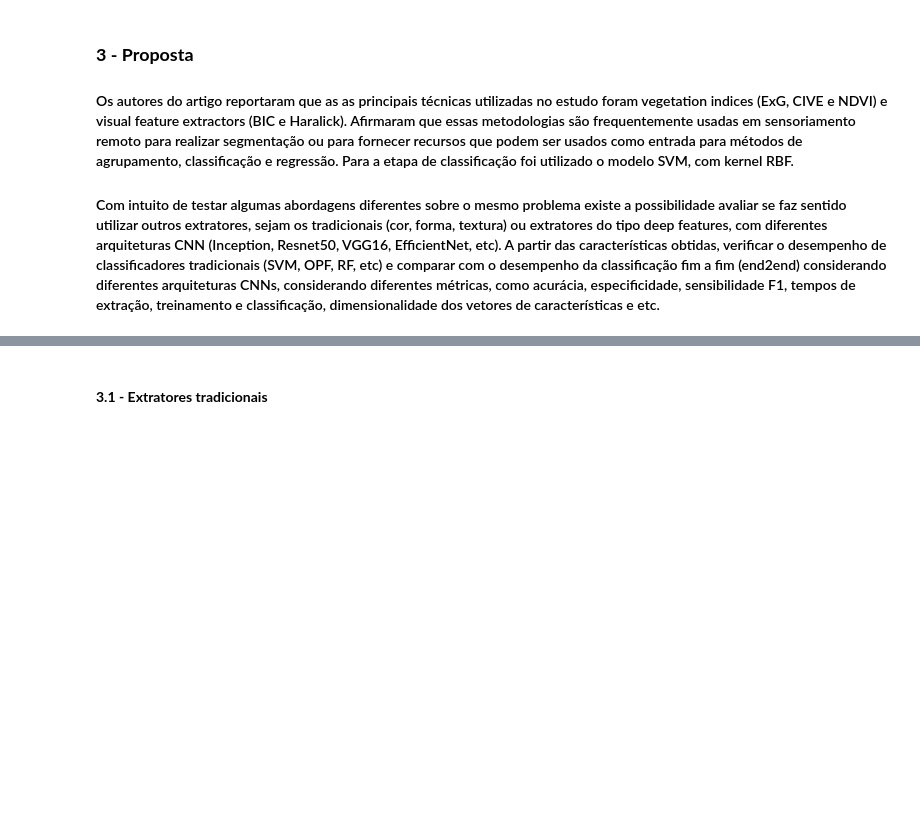
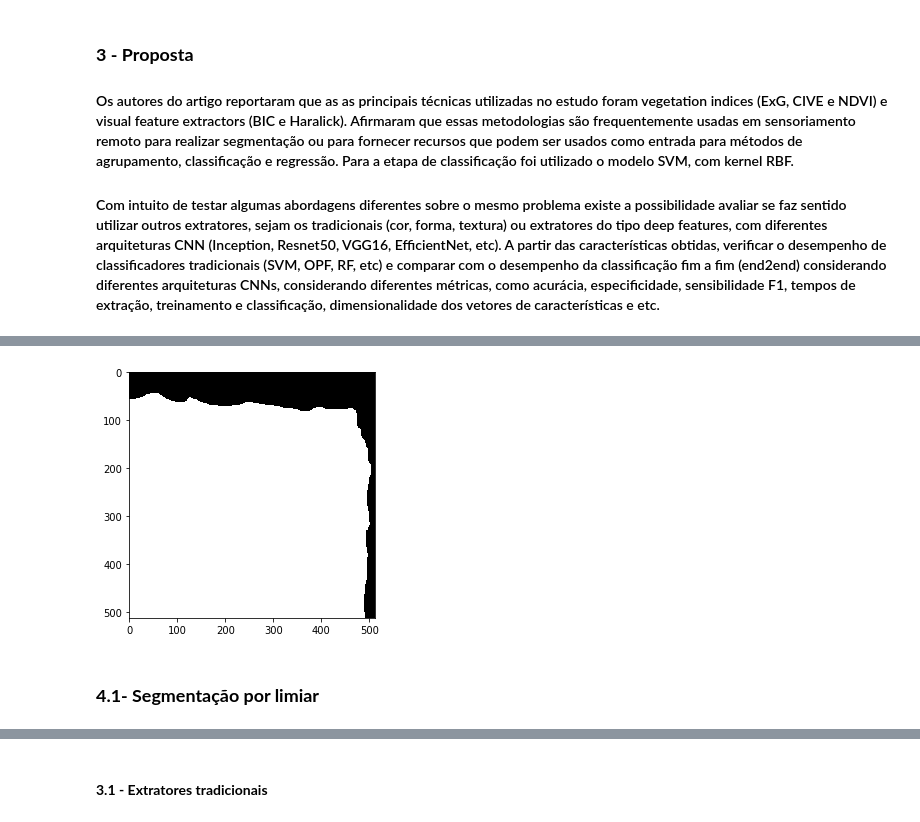
Before and after one commit to rodolfoarruda/MachineLearning, a Jupyter notebook: Pratica_ProcImg_v2.ipynb, the cells around one changed output, grey strips where cells are left out. Drawn from its saved outputs; the diff is of its cells as text; code cells hidden in the pictures; blank space fills up the shorter version.

```diff
--- a/Pratica_ProcImg_v2.ipynb
+++ b/Pratica_ProcImg_v2.ipynb
@@ -105,0 +109,3 @@ for x in valid:
+# %%
+train = imread_collection("/content/drive/MyDrive/Doutorado/pesquisa/03_experimentos/amostras/train/img/*.png", conserve_memory=True)
+train_rot = imread_collection("/content/drive/MyDrive/Doutorado/pesquisa/03_experimentos/amostras/train/rotulos/*.png", conserve_memory=True)
@@ -105,0 +125,6 @@ for x in valid:
+# %%
+imshow(train_rot[2]);
+# %% [output]
+[figure, added]
+# %% [markdown]
+### **4.1- Segmentação por limiar**
```
Also changed, not shown: parts of 21 cells of this notebook.
